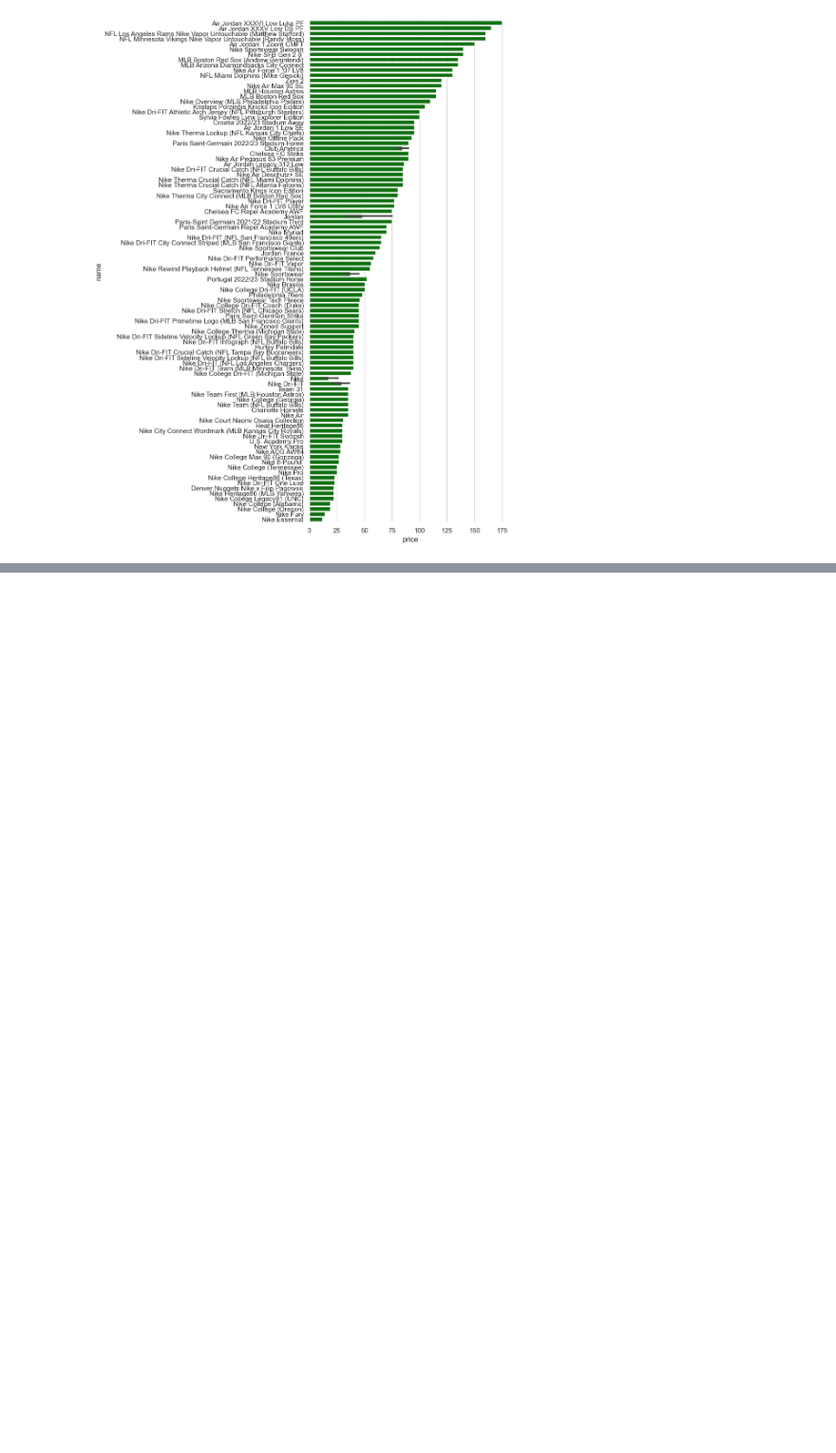
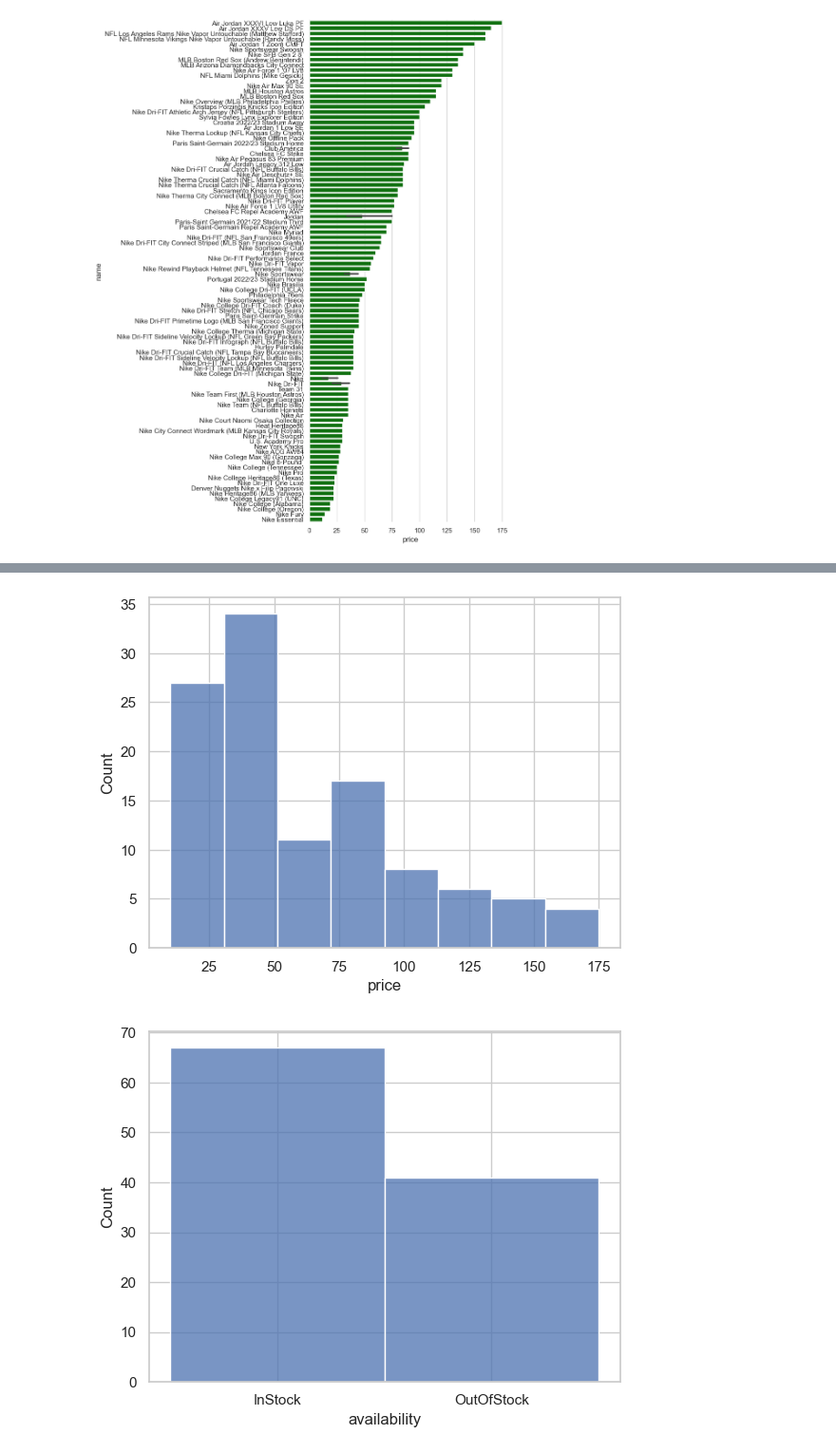
Before and after one commit to amalsalilan/Nike, a Jupyter notebook: Nike.ipynb, the cells around one changed output, grey strips where cells are left out. Shown: that part at 95% size. Cells and saved outputs as stored; diff of their text form; code cells hidden in the pictures; blank space fills up the shorter version.

```diff
--- a/Nike.ipynb
+++ b/Nike.ipynb
@@ -79,0 +80,10 @@ plt.show()
+# %%
+df2=df[['price','availability','avg_rating','review_count']]
+# %%
+for column in df2.columns:
+
+    sns.histplot(df2[column])
+    plt.show()
+# %% [output]
+[figure, added]
+[figure, added]
```
Also changed, not shown: parts of 3 cells of this notebook.
